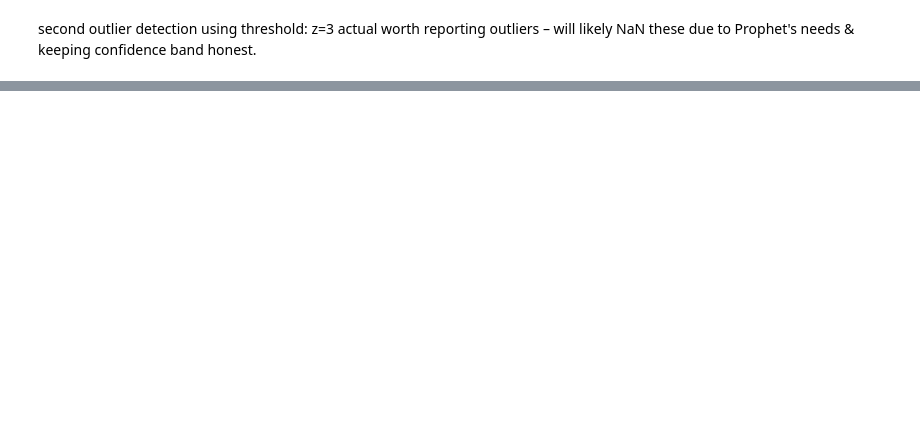
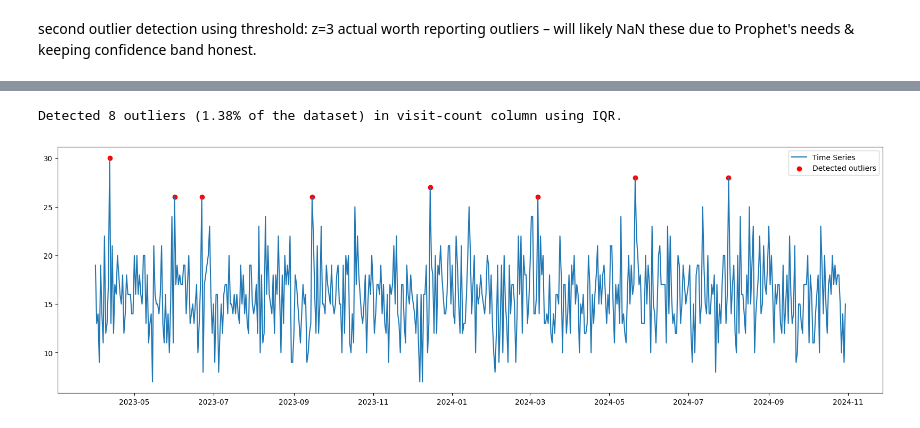
Before and after one commit to Mikayla-ds2/surge-sense, a Jupyter notebook: time_series_eda.ipynb, the cells around one changed output, grey strips where cells are left out. Drawn from its saved outputs; the diff is of its cells as text; code cells hidden in the pictures; blank space fills up the shorter version.

```diff
--- a/time_series_eda.ipynb
+++ b/time_series_eda.ipynb
@@ -350,0 +403,19 @@ outlier_days.head()
+# %%
+q1 = df['visit_count'].quantile(0.25)
+q3 = df['visit_count'].quantile(0.75)
+iqr = q3 - q1 # 5
+lower_bound = q1 - 1.5 * iqr # 5.5
+upper_bound = q3 + 1.5 * iqr # 25.5
+outliers_iqr = df[(df['visit_count'] < lower_bound) | (df['visit_count'] > upper_bound)]
+iqr_percent = (len(outliers_iqr) / df.shape[0]) * 100
+
+print(f"Detected {len(outliers_iqr)} outliers ({iqr_percent:.2f}% of the dataset) in visit-count column using IQR.\n")
+fig, ax = plt.subplots(figsize=(20, 6))
+ax.plot(df['admission_day'], df['visit_count'], label='Time Series')
+ax.scatter(outliers_iqr['admission_day'], outliers_iqr['visit_count'],
+           color='red', label='Detected outliers')
+ax.legend()
+plt.show()
+# %% [output]
+Detected 8 outliers (1.38% of the dataset) in visit-count column using IQR.
+[figure, added]
```
Also changed, not shown: parts of 9 cells of this notebook, 2 other files.
